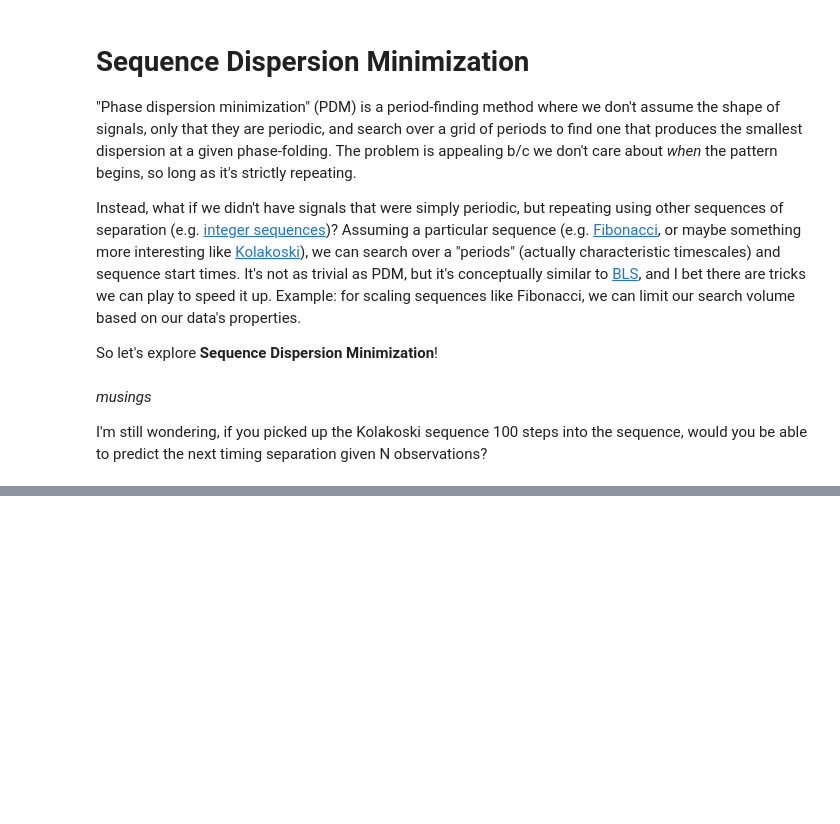
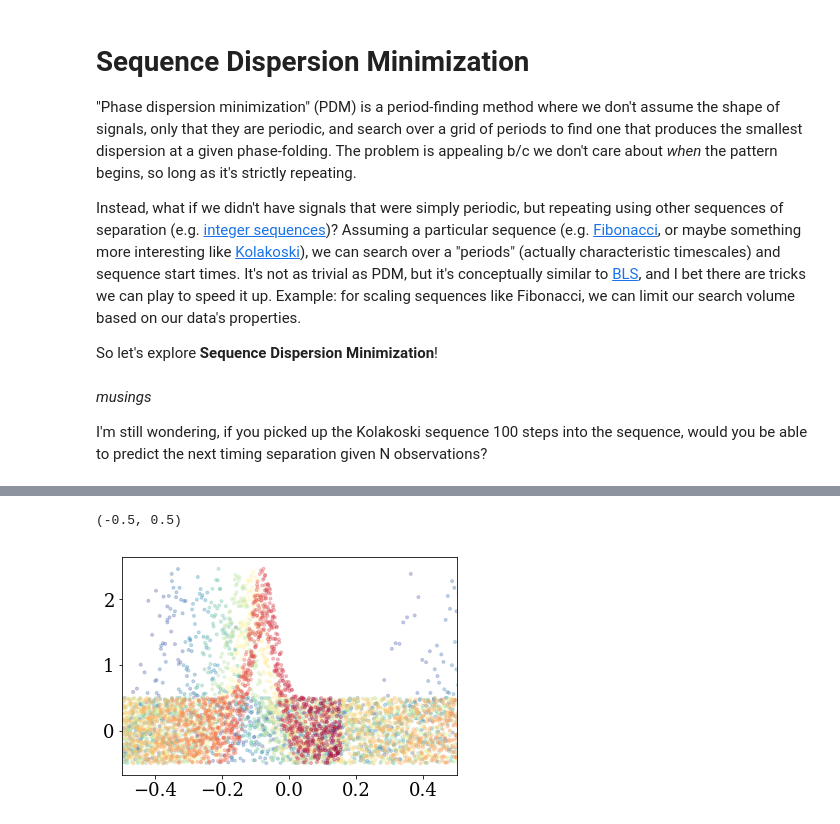
Before and after one commit to StellarCartography/SDM, a Jupyter notebook: code/SDM.ipynb, the cells around one changed output, grey strips where cells are left out. Cells and saved outputs as stored; diff of their text form; code cells hidden in the pictures; blank space fills up the shorter version.

```diff
--- a/code/SDM.ipynb
+++ b/code/SDM.ipynb
@@ -78,0 +97,13 @@ plt.scatter((time % step)/step, flux2, marker='.', c=time, cmap=plt.cm.Spectral_
+# %%
+# this is driven by only 1 number: the Fibonacci timescale we've used. Here's the overlay w/ wrong "tau"
+tau_i = 33
+t0new = 10
+
+fib_seq_i = fib(10) * tau_i + t0new
+for k in range(1,len(fib_seq)):
+    pp = (time - (np.cumsum(fib_seq_i)[k-1])) / ((1+fib_seq_i[k])/tau_i)
+    plt.scatter(pp/tau_i, flux2, c=time, marker='.', cmap=plt.cm.Spectral_r, alpha=0.3)
+plt.xlim(-0.5, 0.5)
+# %% [output]
+(-0.5, 0.5)
+[figure, added]
```
Also changed, not shown: parts of 31 cells of this notebook, 1 other file.
